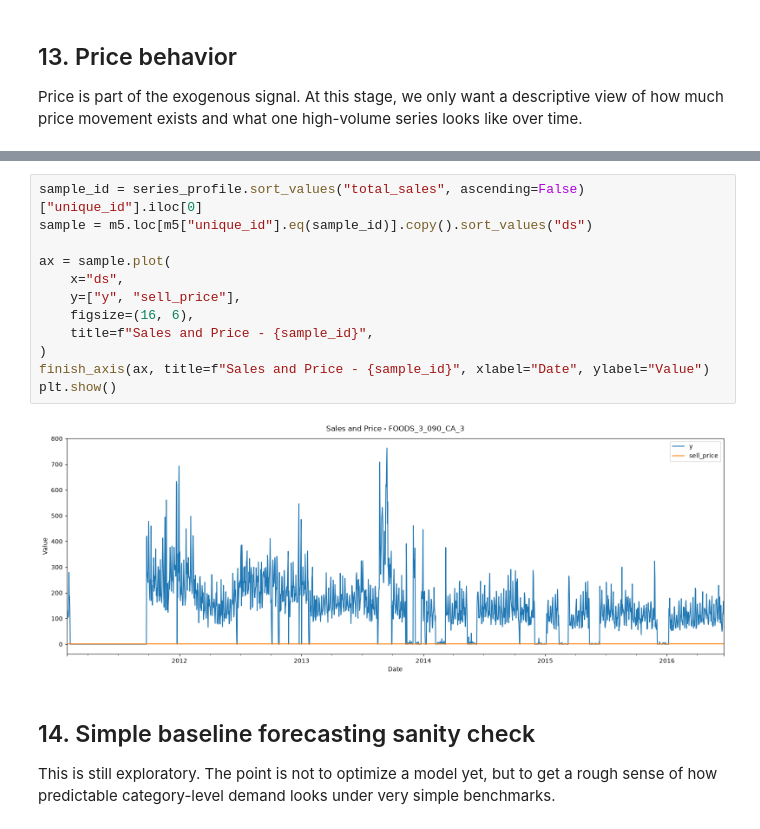
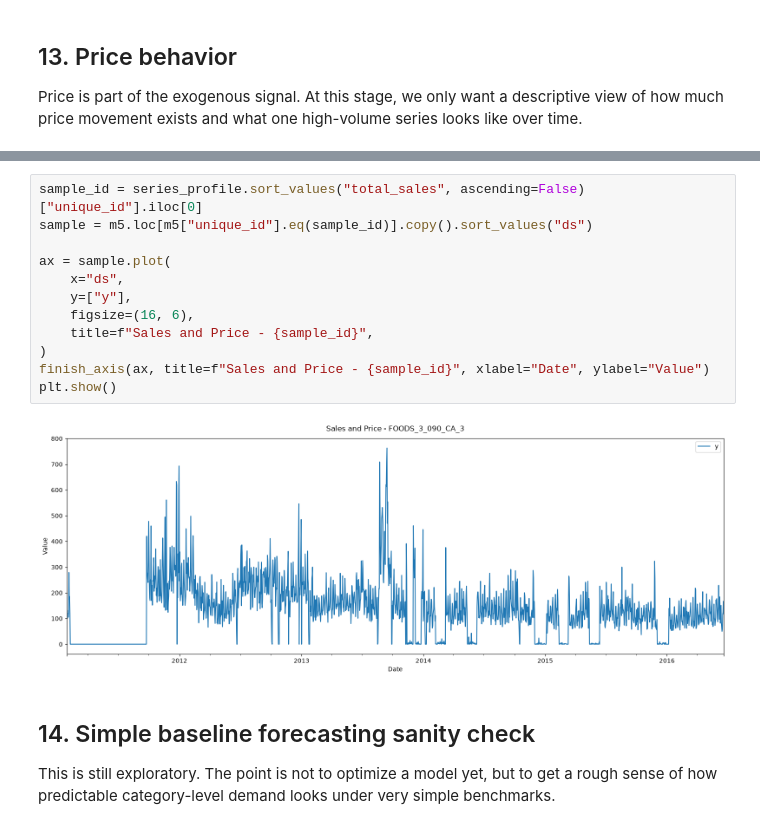
Before and after one commit to jclaudio019/portfolio-projects, a Jupyter notebook: notebooks/Data_Exploration.ipynb, the cells around one changed output, grey strips where cells are left out. Cells and saved outputs as stored; diff of their text form.

```diff
--- a/notebooks/Data_Exploration.ipynb
+++ b/notebooks/Data_Exploration.ipynb
@@ -896,17 +909,17 @@ price_profile.sort_values("price_changes", ascending=False).head(20)
 # %%
 sample_id = series_profile.sort_values("total_sales", ascending=False)["unique_id"].iloc[0]
 sample = m5.loc[m5["unique_id"].eq(sample_id)].copy().sort_values("ds")
 
 ax = sample.plot(
     x="ds",
-    y=["y", "sell_price"],
+    y=["y"],
     figsize=(16, 6),
     title=f"Sales and Price - {sample_id}",
 )
 finish_axis(ax, title=f"Sales and Price - {sample_id}", xlabel="Date", ylabel="Value")
 plt.show()
 # %% [output]
-[figure, old version]
+[figure, new version]
 # %% [markdown]
 ## 14. Simple baseline forecasting sanity check
 
```
Also changed, not shown: parts of 12 cells of this notebook.
